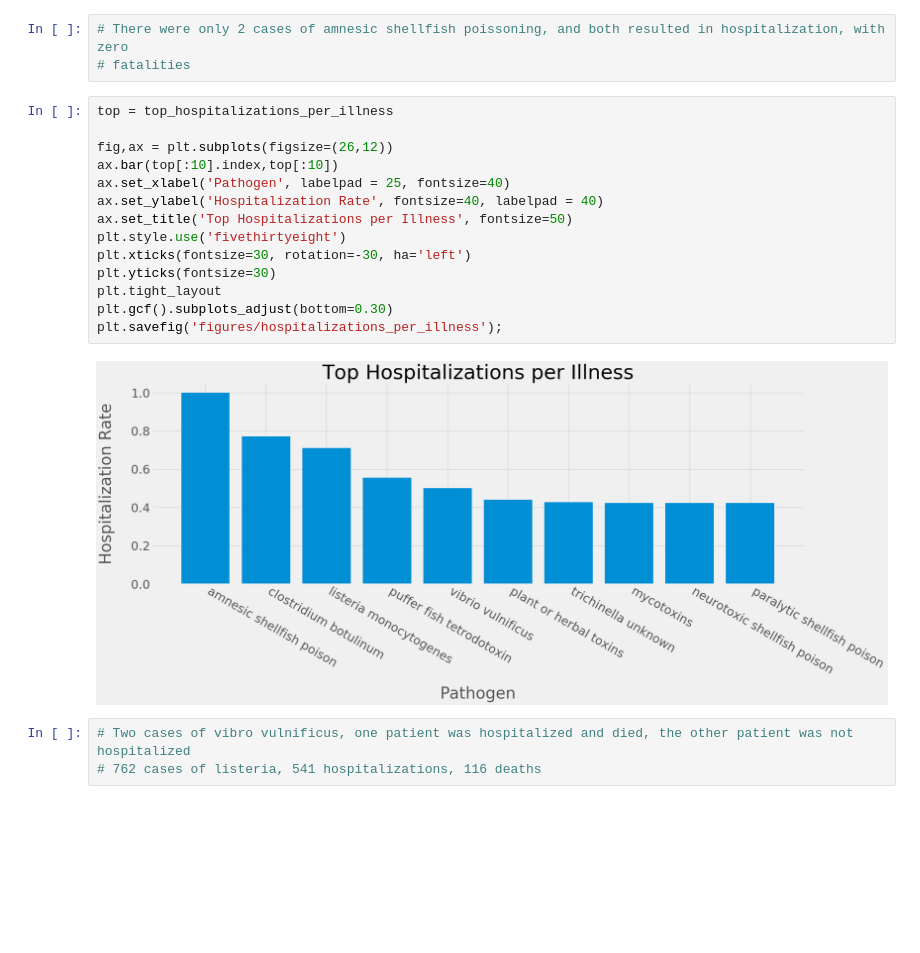
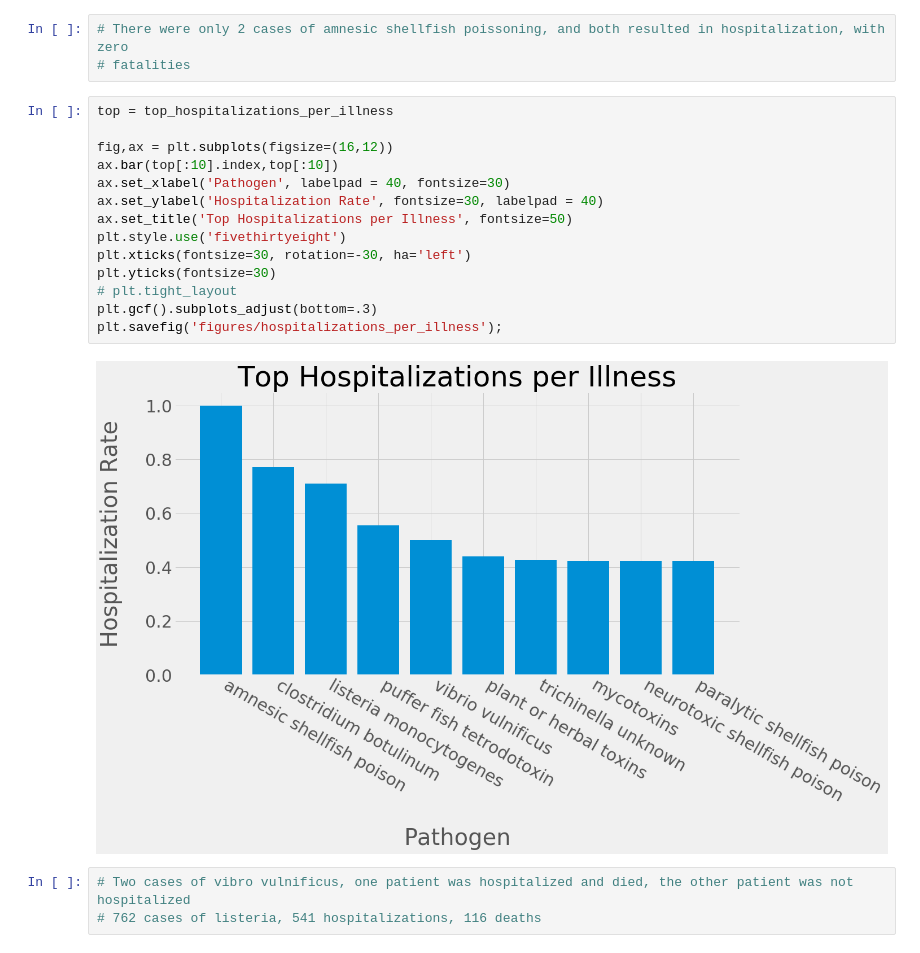
Before and after one commit to heathcliffs34/capstone_1, a Jupyter notebook: capstone1_severity.ipynb, the cells around one changed output. Drawn from its saved outputs; the diff is of its cells as text; blank space fills up the shorter version.

```diff
--- a/capstone1_severity.ipynb
+++ b/capstone1_severity.ipynb
@@ -205,19 +205,19 @@ top_fatalities_per_hospitalization = fatalities_per_hospitalization.sort_values(
 # %%
 top = top_hospitalizations_per_illness
 
-fig,ax = plt.subplots(figsize=(26,12))
+fig,ax = plt.subplots(figsize=(16,12))
 ax.bar(top[:10].index,top[:10])
-ax.set_xlabel('Pathogen', labelpad = 25, fontsize=40)
-ax.set_ylabel('Hospitalization Rate', fontsize=40, labelpad = 40)
+ax.set_xlabel('Pathogen', labelpad = 40, fontsize=30)
+ax.set_ylabel('Hospitalization Rate', fontsize=30, labelpad = 40)
 ax.set_title('Top Hospitalizations per Illness', fontsize=50)
 plt.style.use('fivethirtyeight')
 plt.xticks(fontsize=30, rotation=-30, ha='left')
 plt.yticks(fontsize=30)
-plt.tight_layout
-plt.gcf().subplots_adjust(bottom=0.30)
+# plt.tight_layout
+plt.gcf().subplots_adjust(bottom=.3)
 plt.savefig('figures/hospitalizations_per_illness');
 # %% [output]
-[figure, old version]
+[figure, new version]
 # %%
 # Two cases of vibro vulnificus, one patient was hospitalized and died, the other patient was not hospitalized
 # 762 cases of listeria, 541 hospitalizations, 116 deaths
```
Also changed, not shown: 1 other file.
